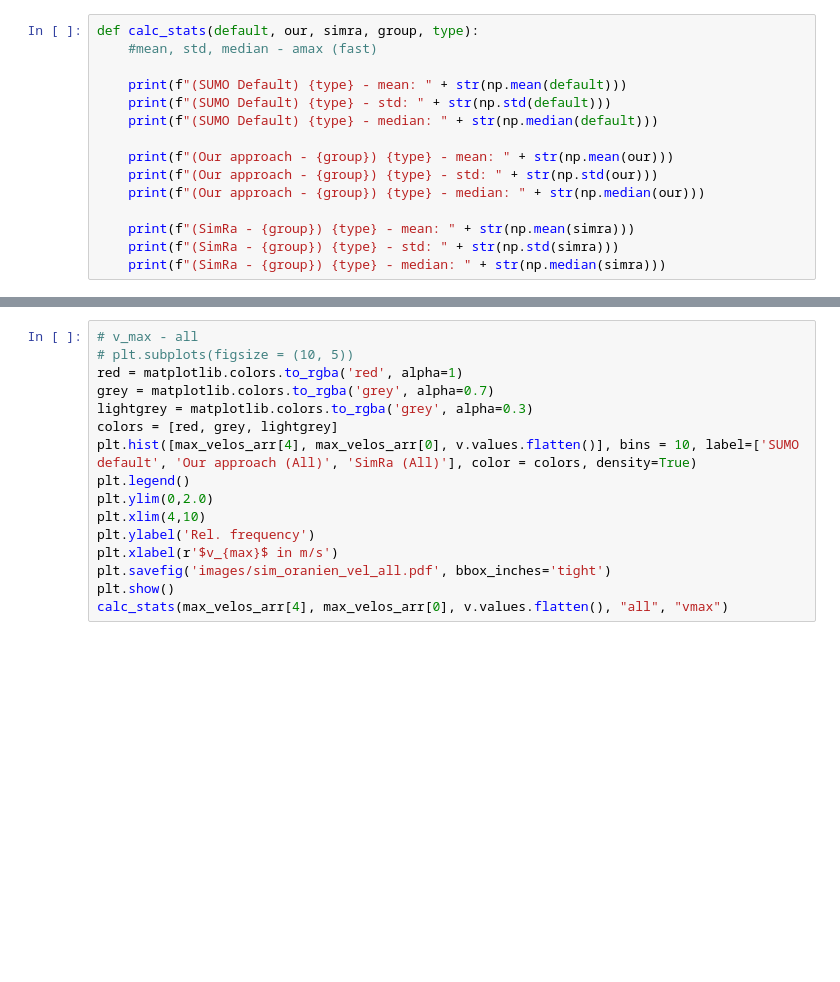
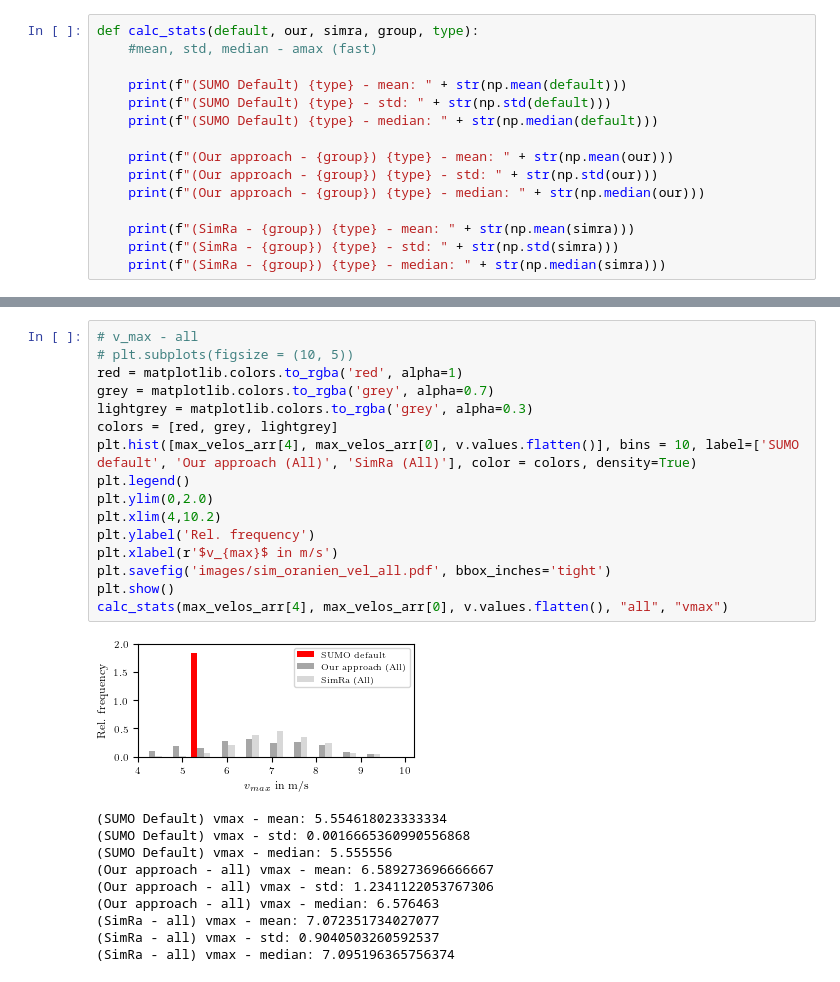
Before and after one commit to alexpagri/data-analytics, a Jupyter notebook: adsp/parameter_evaluation/SUMO_vs_Param_Oranien_new.ipynb, the cells around one changed output, grey strips where cells are left out. Drawn from its saved outputs; the diff is of its cells as text; blank space fills up the shorter version.

```diff
--- a/adsp/parameter_evaluation/SUMO_vs_Param_Oranien_new.ipynb
+++ b/adsp/parameter_evaluation/SUMO_vs_Param_Oranien_new.ipynb
@@ -264,19 +327,30 @@ calc_stats(max_accs_arr[4], max_accs_arr[3], a_simra_fast.values.flatten(), "fas
 # %%
 # v_max - all
 # plt.subplots(figsize = (10, 5))
 red = matplotlib.colors.to_rgba('red', alpha=1)
 grey = matplotlib.colors.to_rgba('grey', alpha=0.7)
 lightgrey = matplotlib.colors.to_rgba('grey', alpha=0.3)
 colors = [red, grey, lightgrey]
 plt.hist([max_velos_arr[4], max_velos_arr[0], v.values.flatten()], bins = 10, label=['SUMO default', 'Our approach (All)', 'SimRa (All)'], color = colors, density=True)
 plt.legend()
 plt.ylim(0,2.0)
-plt.xlim(4,10)
+plt.xlim(4,10.2)
 plt.ylabel('Rel. frequency')
 plt.xlabel(r'$v_{max}$ in m/s')
 plt.savefig('images/sim_oranien_vel_all.pdf', bbox_inches='tight')
 plt.show()
 calc_stats(max_velos_arr[4], max_velos_arr[0], v.values.flatten(), "all", "vmax")
+# %% [output]
+[figure, added]
+(SUMO Default) vmax - mean: 5.554618023333334
+(SUMO Default) vmax - std: 0.0016665360990556868
+(SUMO Default) vmax - median: 5.555556
+(Our approach - all) vmax - mean: 6.589273696666667
+(Our approach - all) vmax - std: 1.2341122053767306
+(Our approach - all) vmax - median: 6.576463
+(SimRa - all) vmax - mean: 7.072351734027077
+(SimRa - all) vmax - std: 0.9040503260592537
+(SimRa - all) vmax - median: 7.095196365756374
 # %%
 # v_max - slow
 # plt.subplots(figsize = (10, 5))
```
Also changed, not shown: parts of 15 cells of this notebook, 41 other files.
